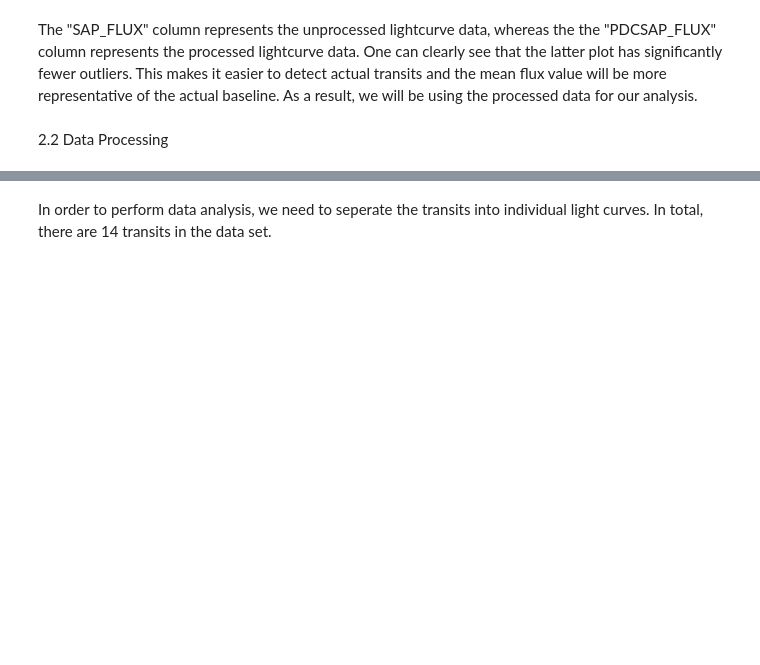
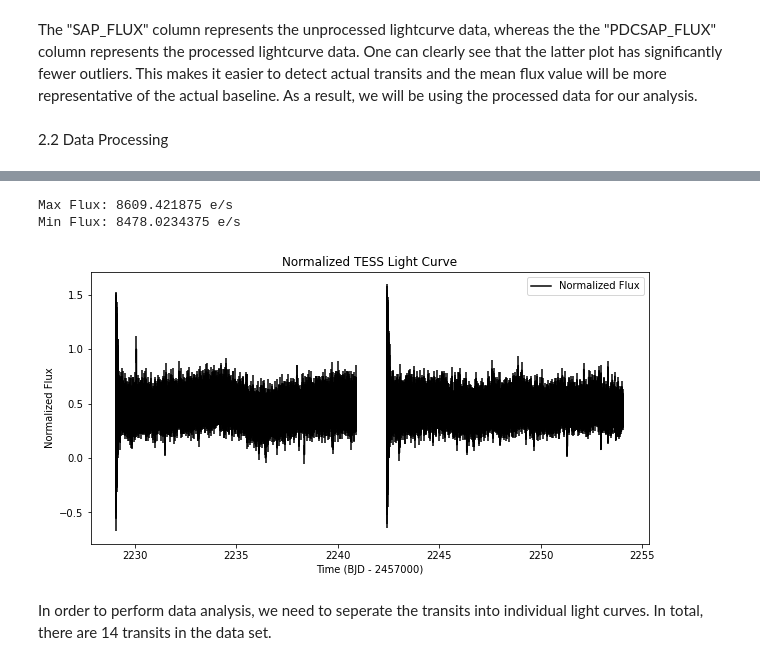
Before and after one commit to tylerbarna/AST5731-projects, a Jupyter notebook: Project1.ipynb, the cells around one changed output, grey strips where cells are left out. Cells and saved outputs as stored; diff of their text form; code cells hidden in the pictures; blank space fills up the shorter version.

Commit message:
Update Project1.ipynb
May have normalized it correctly? Not sure about the flux normalization to be quite honest

```diff
--- a/Project1.ipynb
+++ b/Project1.ipynb
@@ -141,3 +160,34 @@ The "SAP_FLUX" column represents the unprocessed lightcurve data, whereas the th
+# %%
+## retreive the flux data and flux error as numpy arrays to process
+flux = df['PDCSAP_FLUX'].astype(float)
+flux_err = df['PDCSAP_FLUX_ERR'].astype(float)
+
+## find the max and min flux values
+max_flux = np.max(flux)
+min_flux = np.min(flux)
+
+print('Max Flux: %s e/s'% max_flux)
+print('Min Flux: %s e/s'% min_flux)
+
+## define normalization function and
+norm = lambda x: np.abs((x - np.min(x))/(np.max(x) - np.min(x)))
+#norm = lambda x: x/mean_flux
+norm_flux = norm(flux)
+norm_flux_err = norm(flux_err)
+
+## add normalized flux and flux error to the dataframe
+df['NORM_FLUX'] = norm_flux
+df['NORM_FLUX_ERR'] = norm_flux_err
+
+## plot the normalized flux data
+df.plot(x='TIME', y='NORM_FLUX', yerr='NORM_FLUX_ERR', figsize=(10,5), color='black', label='Normalized Flux', title='Normalized TESS Light Curve')
+plt.xlabel('Time (BJD - 2457000)');
+plt.ylabel('Normalized Flux');
+plt.show();
+# %% [output]
+Max Flux: 8609.421875 e/s
+Min Flux: 8478.0234375 e/s
+[figure, added]
 # %% [markdown]
 In order to perform data analysis, we need to seperate the transits into individual light curves. In total, there are 14 transits in the data set.
 # %%
```
Also changed, not shown: parts of 5 cells of this notebook.
